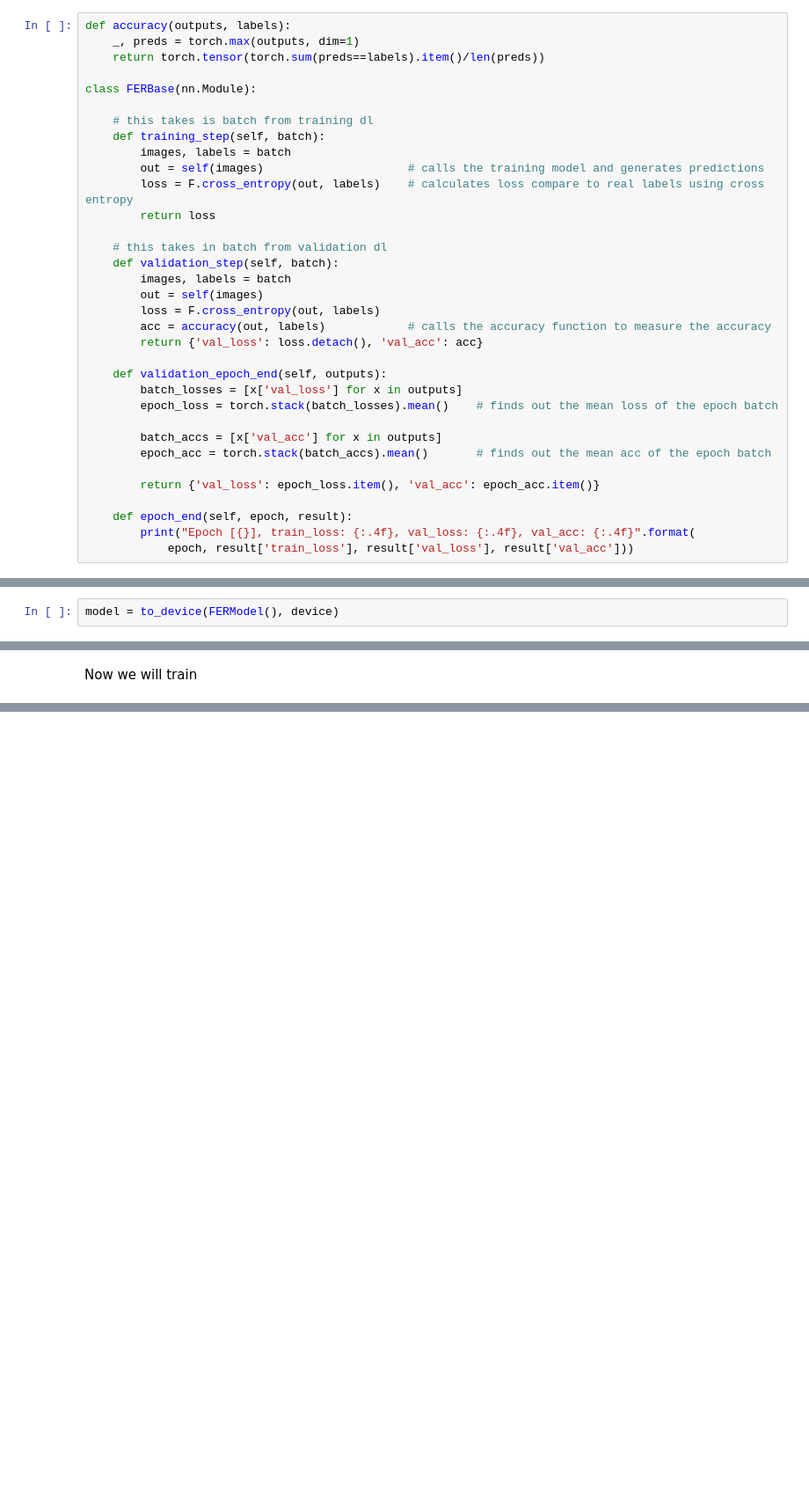
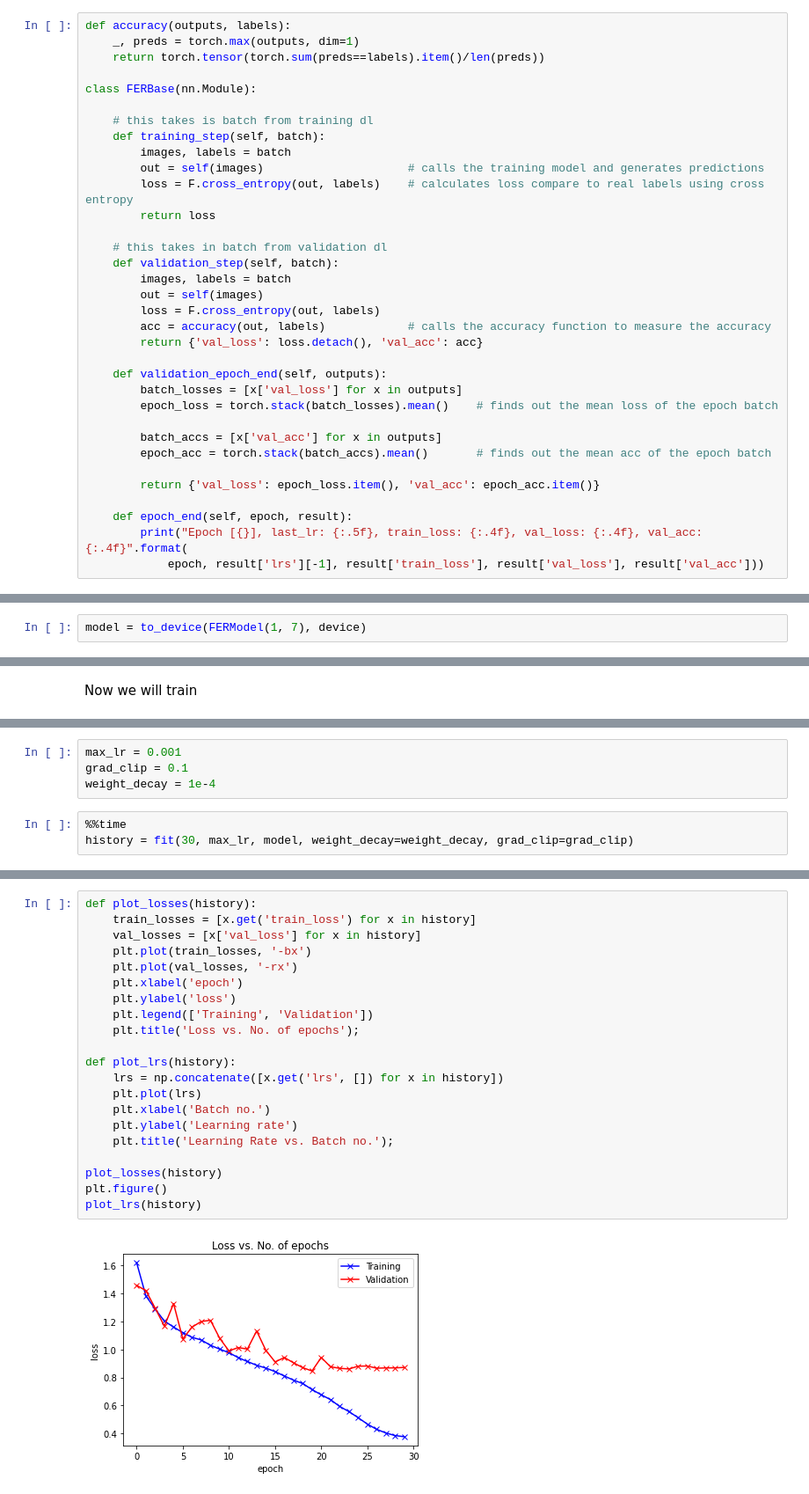
Before and after one commit to TumAro/FER-Pytorch, a Jupyter notebook: Deep Learning Model.ipynb, the cells around one changed output, grey strips where cells are left out. Shown at 88% size. Saved outputs shown, nothing was run; the diff lists cells and outputs as text; blank space fills up the shorter version.

```diff
--- a/Deep Learning Model.ipynb
+++ b/Deep Learning Model.ipynb
@@ -210,7 +220,7 @@ class FERBase(nn.Module):
         return {'val_loss': epoch_loss.item(), 'val_acc': epoch_acc.item()}
 
     def epoch_end(self, epoch, result):
-        print("Epoch [{}], train_loss: {:.4f}, val_loss: {:.4f}, val_acc: {:.4f}".format(
-            epoch, result['train_loss'], result['val_loss'], result['val_acc']))
+        print("Epoch [{}], last_lr: {:.5f}, train_loss: {:.4f}, val_loss: {:.4f}, val_acc: {:.4f}".format(
+            epoch, result['lrs'][-1], result['train_loss'], result['val_loss'], result['val_acc']))
 # %% [markdown]
 Now we will create our model for the Facial Expression Recognition
@@ -338,7 +374,7 @@ def fit(epochs, lr, model, train_loader=train_dl, val_loader=val_dl, opt_func=to
 # %% [markdown]
 We also need to load our model in the device too
 # %%
-model = to_device(FERModel(), device)
+model = to_device(FERModel(1, 7), device)
 # %%
 evaluate(model, val_dl)
 # %% [output]
@@ -349,0 +384,7 @@ history = fit(10, 1e-3, model)
+# %%
+max_lr = 0.001
+grad_clip = 0.1
+weight_decay = 1e-4
+# %%
+%%time
+history = fit(30, max_lr, model, weight_decay=weight_decay, grad_clip=grad_clip)
@@ -349,0 +409,23 @@ history = fit(10, 1e-3, model)
+# %%
+def plot_losses(history):
+    train_losses = [x.get('train_loss') for x in history]
+    val_losses = [x['val_loss'] for x in history]
+    plt.plot(train_losses, '-bx')
+    plt.plot(val_losses, '-rx')
+    plt.xlabel('epoch')
+    plt.ylabel('loss')
+    plt.legend(['Training', 'Validation'])
+    plt.title('Loss vs. No. of epochs');
+
+def plot_lrs(history):
+    lrs = np.concatenate([x.get('lrs', []) for x in history])
+    plt.plot(lrs)
+    plt.xlabel('Batch no.')
+    plt.ylabel('Learning rate')
+    plt.title('Learning Rate vs. Batch no.');
+
+plot_losses(history)
+plt.figure()
+plot_lrs(history)
+# %% [output]
+[figure, added]
```
Also changed, not shown: parts of 20 cells of this notebook, 1 other file.
